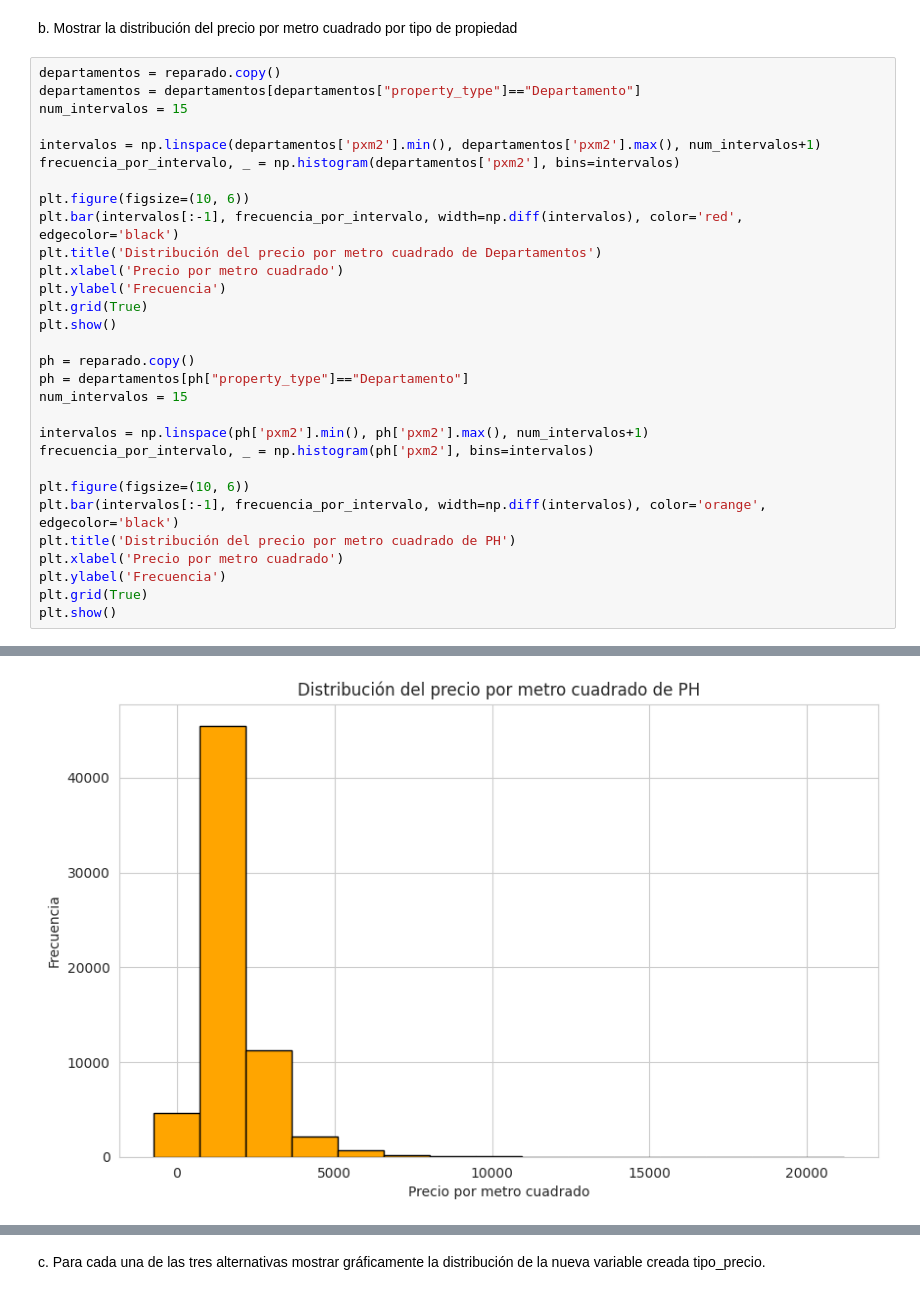
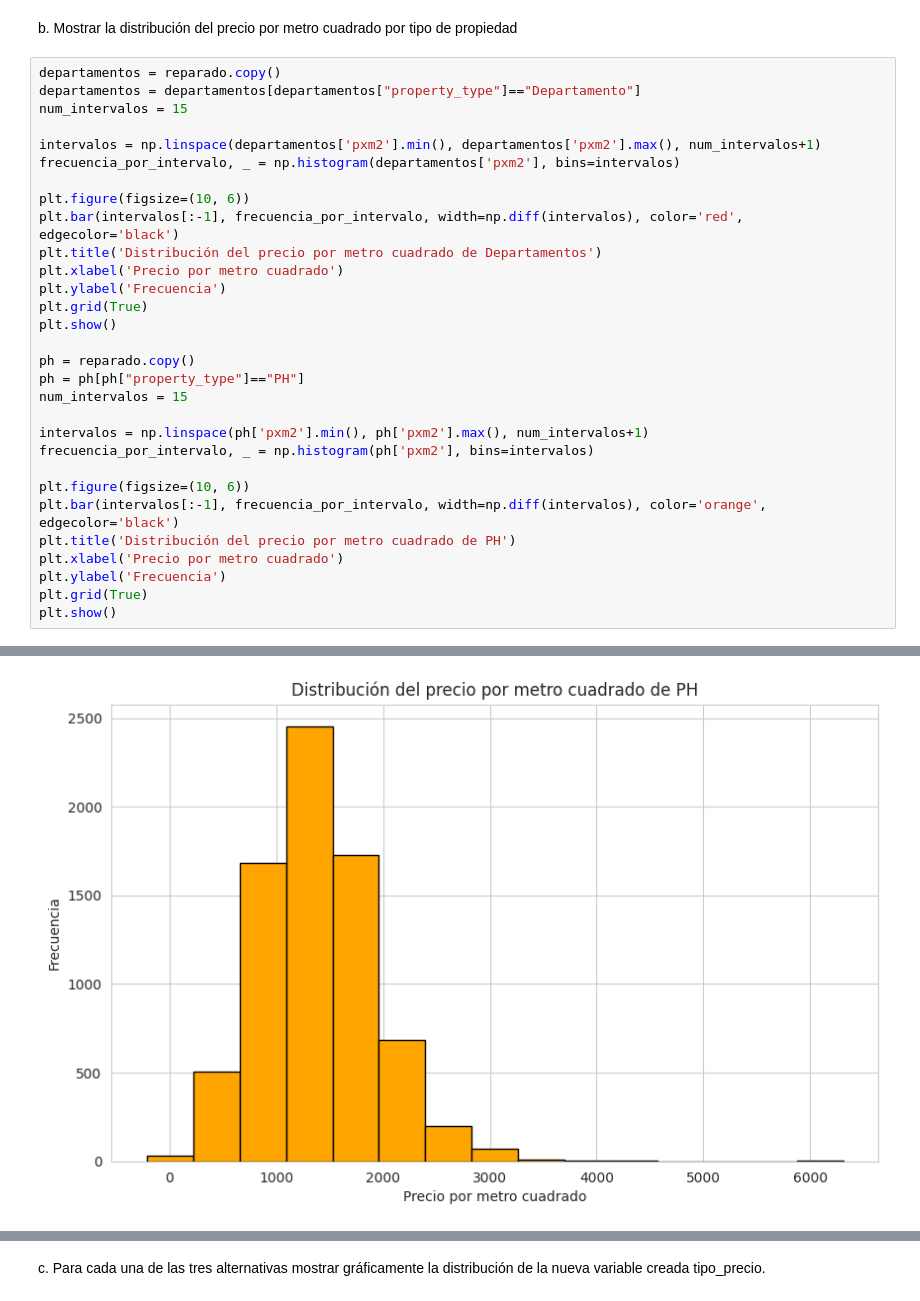
Before and after one commit to hmaldonado12/7506R-1C2024-GRUPO6, a Jupyter notebook: tp1/7506R_TP1_GRUPO06_ENTREGA.ipynb, the cells around one changed output, grey strips where cells are left out. Cells and saved outputs as stored; diff of their text form.

```diff
--- a/tp1/7506R_TP1_GRUPO06_ENTREGA.ipynb
+++ b/tp1/7506R_TP1_GRUPO06_ENTREGA.ipynb
@@ -1321,32 +1321,32 @@ b. Mostrar la distribución del precio por metro cuadrado por tipo de propiedad
 departamentos = reparado.copy()
 departamentos = departamentos[departamentos["property_type"]=="Departamento"]
 num_intervalos = 15
 
 intervalos = np.linspace(departamentos['pxm2'].min(), departamentos['pxm2'].max(), num_intervalos+1)
 frecuencia_por_intervalo, _ = np.histogram(departamentos['pxm2'], bins=intervalos)
 
 plt.figure(figsize=(10, 6))
 plt.bar(intervalos[:-1], frecuencia_por_intervalo, width=np.diff(intervalos), color='red', edgecolor='black')
 plt.title('Distribución del precio por metro cuadrado de Departamentos')
 plt.xlabel('Precio por metro cuadrado')
 plt.ylabel('Frecuencia')
 plt.grid(True)
 plt.show()
 
 ph = reparado.copy()
-ph = departamentos[ph["property_type"]=="Departamento"]
+ph = ph[ph["property_type"]=="PH"]
 num_intervalos = 15
 
 intervalos = np.linspace(ph['pxm2'].min(), ph['pxm2'].max(), num_intervalos+1)
 frecuencia_por_intervalo, _ = np.histogram(ph['pxm2'], bins=intervalos)
 
 plt.figure(figsize=(10, 6))
 plt.bar(intervalos[:-1], frecuencia_por_intervalo, width=np.diff(intervalos), color='orange', edgecolor='black')
 plt.title('Distribución del precio por metro cuadrado de PH')
 plt.xlabel('Precio por metro cuadrado')
 plt.ylabel('Frecuencia')
 plt.grid(True)
 plt.show()
 # %% [output]
 [figure]
-[figure, old version]
+[figure, new version]
```
Also changed, not shown: parts of 2 cells of this notebook.
